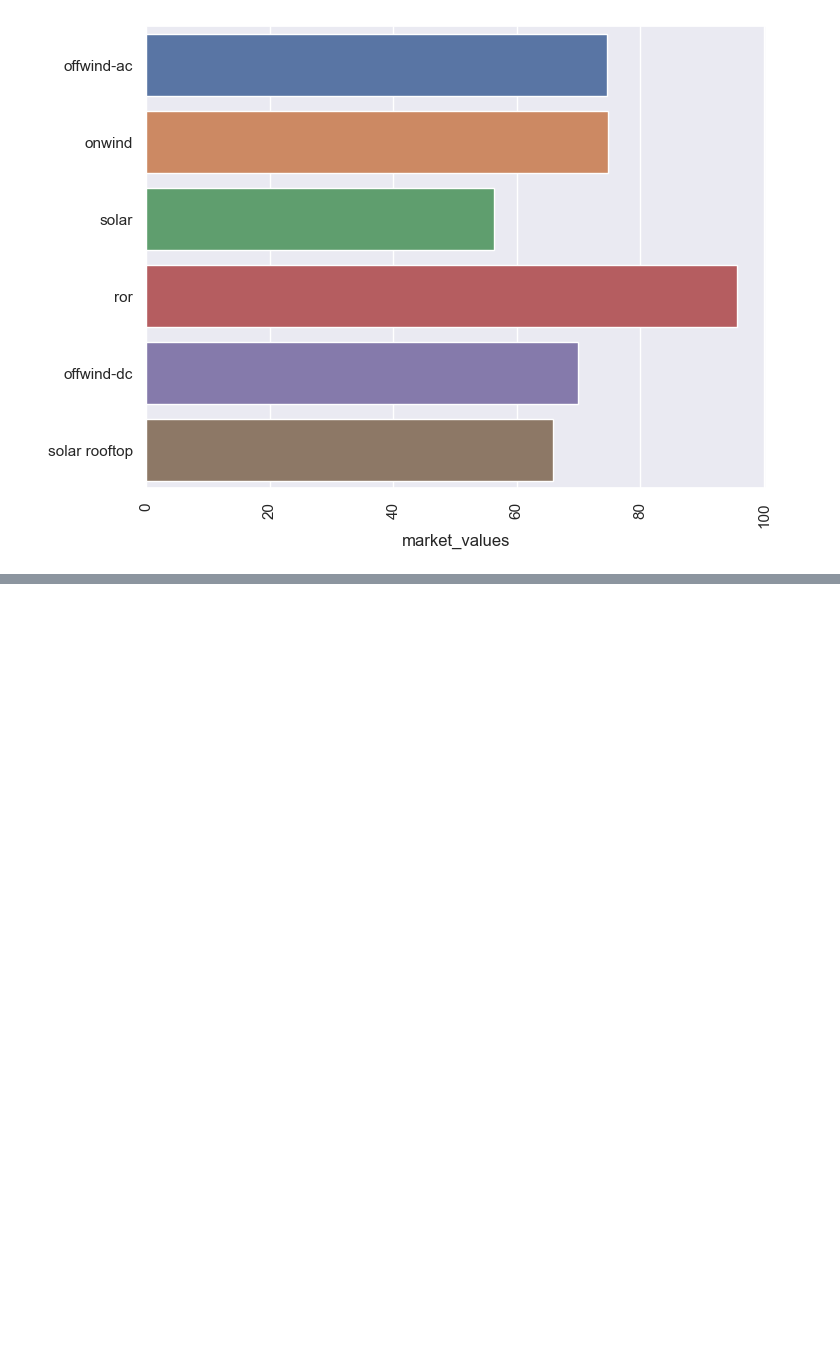
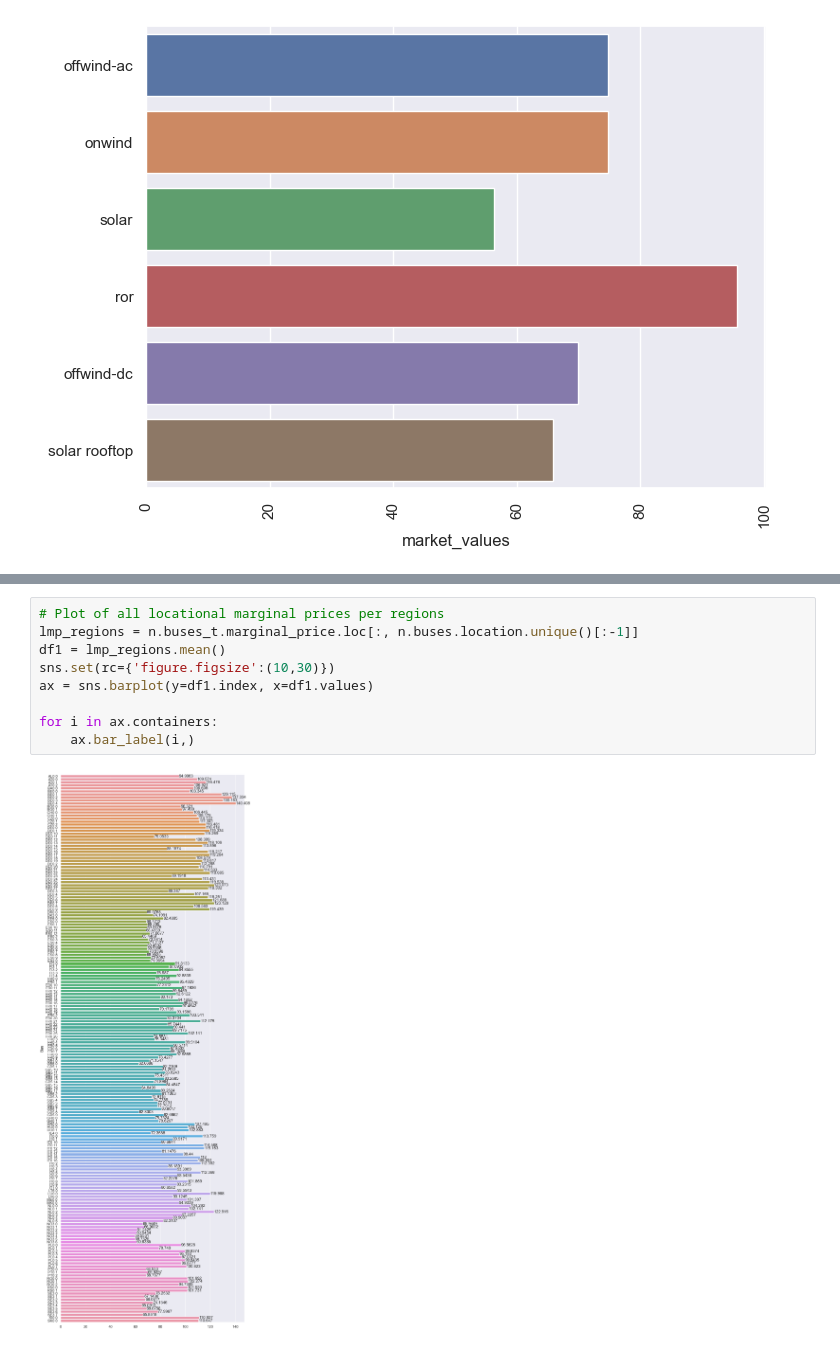
Before and after one commit to JulianGeis/master_thesis, a Jupyter notebook: notebooks/mv_analysis.ipynb, the cells around one changed output, grey strips where cells are left out. Cells and saved outputs as stored; diff of their text form; blank space fills up the shorter version.

```diff
--- a/notebooks/mv_analysis.ipynb
+++ b/notebooks/mv_analysis.ipynb
@@ -99,0 +123,11 @@ ToDoPlots
+# %%
+# Plot of all locational marginal prices per regions
+lmp_regions = n.buses_t.marginal_price.loc[:, n.buses.location.unique()[:-1]]
+df1 = lmp_regions.mean()
+sns.set(rc={'figure.figsize':(10,30)})
+ax = sns.barplot(y=df1.index, x=df1.values)
+
+for i in ax.containers:
+    ax.bar_label(i,)
+# %% [output]
+[figure, added]
```
Also changed, not shown: parts of 21 cells of this notebook, 3 other files.
